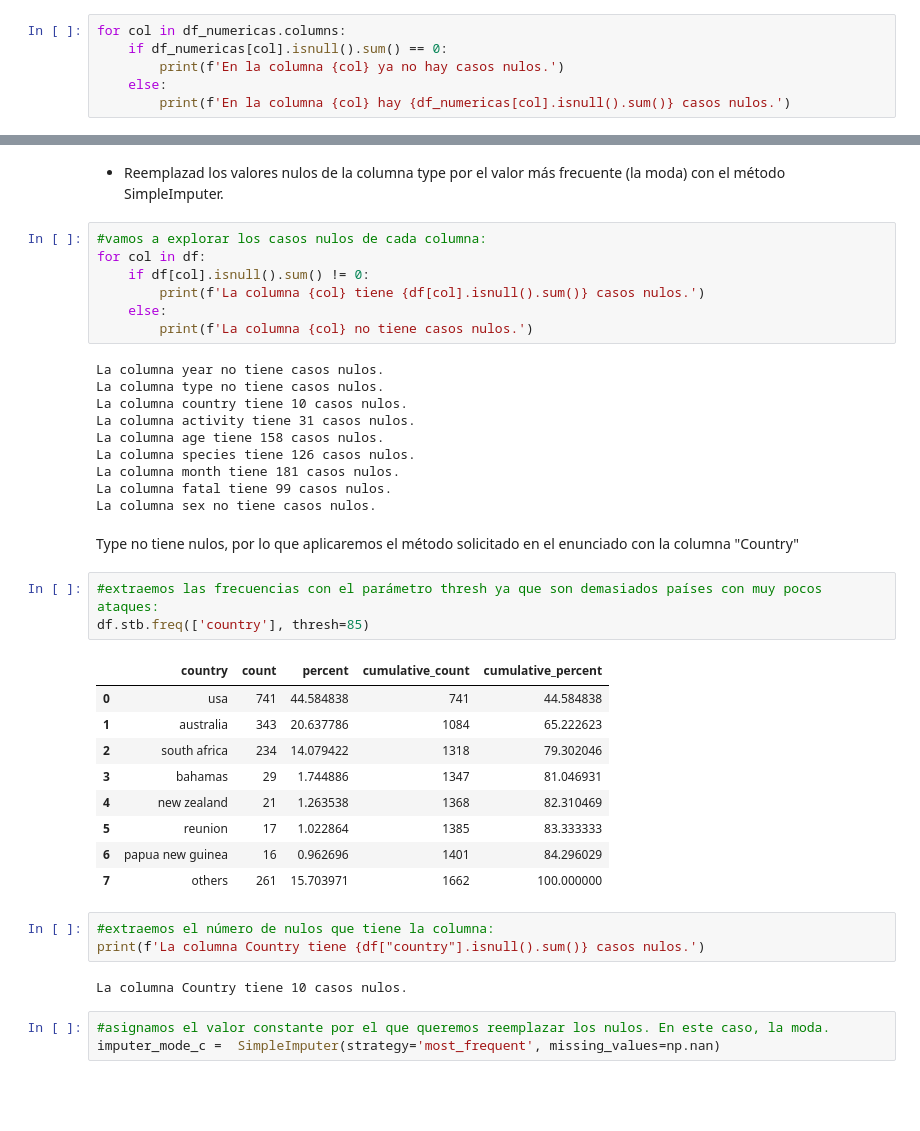
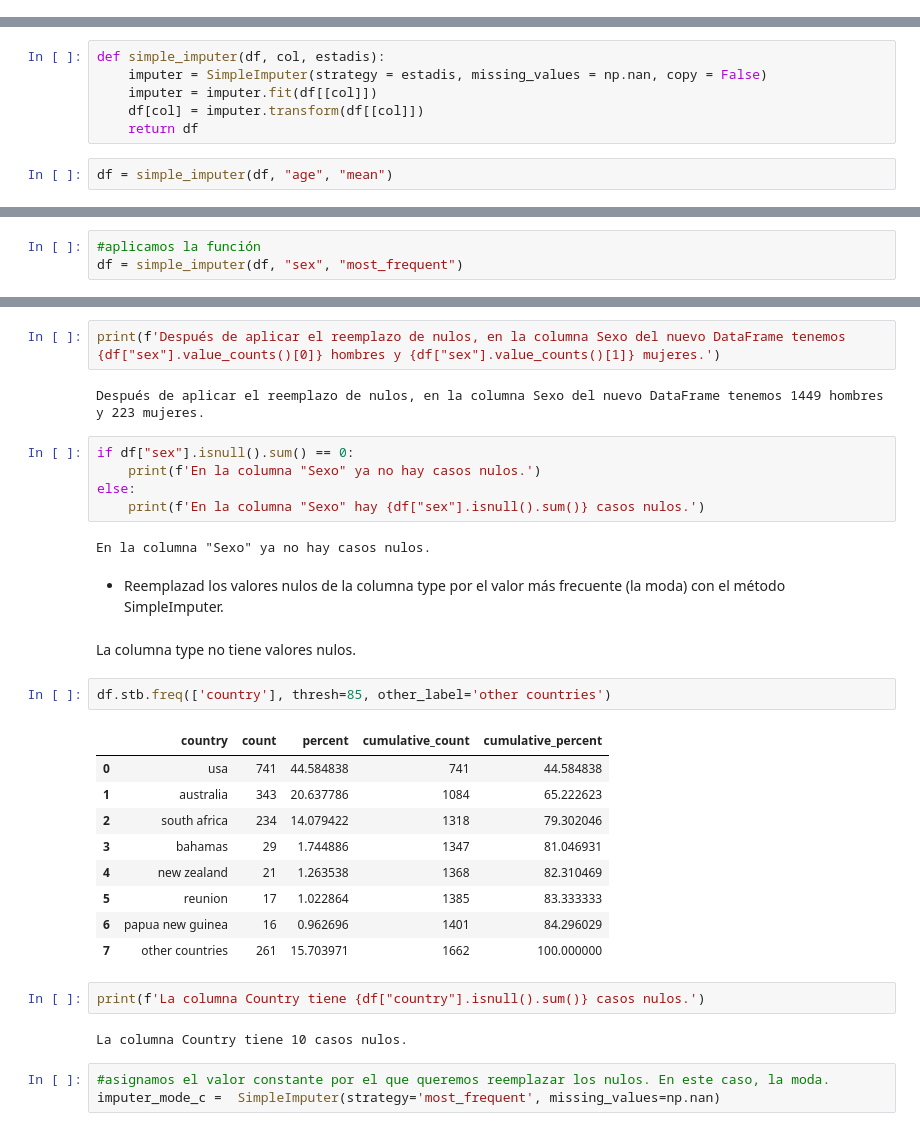
Before and after one commit to Adalab/DA-promo-c-modulo-2-sprint-2-Gadea-Laura, a Jupyter notebook: Limpieza/Limpieza-5-Sklearn.ipynb, the cells around one changed output, grey strips where cells are left out. Saved outputs shown, nothing was run; the diff lists cells and outputs as text; blank space fills up the shorter version.

```diff
--- a/Limpieza/Limpieza-5-Sklearn.ipynb
+++ b/Limpieza/Limpieza-5-Sklearn.ipynb
@@ -108,6 +0,0 @@ En la columna age tenemos los siguientes valores unicos
-# %%
-for col in df_numericas.columns:
-    if df_numericas[col].isnull().sum() == 0:
-        print(f'En la columna {col} ya no hay casos nulos.')
-    else:
-        print(f'En la columna {col} hay {df_numericas[col].isnull().sum()} casos nulos.')
@@ -188,0 +77,8 @@ En la columna "Sexo" ya no hay casos nulos.
+# %%
+def simple_imputer(df, col, estadis):
+    imputer = SimpleImputer(strategy = estadis, missing_values = np.nan, copy = False)
+    imputer = imputer.fit(df[[col]])
+    df[col] = imputer.transform(df[[col]])
+    return df
+# %%
+df = simple_imputer(df, "age", "mean")
@@ -188,0 +114,3 @@ En la columna "Sexo" ya no hay casos nulos.
+# %%
+#aplicamos la función
+df = simple_imputer(df, "sex", "most_frequent")
@@ -189,39 +131,31 @@ En la columna "Sexo" ya no hay casos nulos.
+# %%
+print(f'Después de aplicar el reemplazo de nulos, en la columna Sexo del nuevo DataFrame tenemos {df["sex"].value_counts()[0]} hombres y {df["sex"].value_counts()[1]} mujeres.')
+# %% [output]
+Después de aplicar el reemplazo de nulos, en la columna Sexo del nuevo DataFrame tenemos 1449 hombres y 223 mujeres.
+# %%
+if df["sex"].isnull().sum() == 0:
+    print(f'En la columna "Sexo" ya no hay casos nulos.')
+else:
+    print(f'En la columna "Sexo" hay {df["sex"].isnull().sum()} casos nulos.')
+# %% [output]
+En la columna "Sexo" ya no hay casos nulos.
 # %% [markdown]
 - Reemplazad los valores nulos de la columna type por el valor más frecuente (la moda) con el método SimpleImputer.
-# %%
-#vamos a explorar los casos nulos de cada columna:
-for col in df:
-    if df[col].isnull().sum() != 0:
-        print(f'La columna {col} tiene {df[col].isnull().sum()} casos nulos.')
-    else:
-        print(f'La columna {col} no tiene casos nulos.')
-# %% [output]
-La columna year no tiene casos nulos.
-La columna type no tiene casos nulos.
-La columna country tiene 10 casos nulos.
-La columna activity tiene 31 casos nulos.
-La columna age tiene 158 casos nulos.
-La columna species tiene 126 casos nulos.
-La columna month tiene 181 casos nulos.
-La columna fatal tiene 99 casos nulos.
-La columna sex no tiene casos nulos.
-# %% [markdown]
-Type no tiene nulos, por lo que aplicaremos el método solicitado en el enunciado con la columna "Country"
-# %%
-#extraemos las frecuencias con el parámetro thresh ya que son demasiados países con muy pocos ataques:
-df.stb.freq(['country'], thresh=85)
-# %% [output]
-|  | country | count | percent | cumulative_count | cumulative_percent |
-| 0 | usa | 741 | 44.584838 | 741 | 44.584838 |
-| 1 | australia | 343 | 20.637786 | 1084 | 65.222623 |
-| 2 | south africa | 234 | 14.079422 | 1318 | 79.302046 |
-| 3 | bahamas | 29 | 1.744886 | 1347 | 81.046931 |
-| 4 | new zealand | 21 | 1.263538 | 1368 | 82.310469 |
-| 5 | reunion | 17 | 1.022864 | 1385 | 83.333333 |
-| 6 | papua new guinea | 16 | 0.962696 | 1401 | 84.296029 |
-| 7 | others | 261 | 15.703971 | 1662 | 100.000000 |
+# %% [markdown]
+La columna type no tiene valores nulos.
+# %%
+df.stb.freq(['country'], thresh=85, other_label='other countries')
+# %% [output]
+|  | country | count | percent | cumulative_count | cumulative_percent |
+| 0 | usa | 741 | 44.584838 | 741 | 44.584838 |
+| 1 | australia | 343 | 20.637786 | 1084 | 65.222623 |
+| 2 | south africa | 234 | 14.079422 | 1318 | 79.302046 |
+| 3 | bahamas | 29 | 1.744886 | 1347 | 81.046931 |
+| 4 | new zealand | 21 | 1.263538 | 1368 | 82.310469 |
+| 5 | reunion | 17 | 1.022864 | 1385 | 83.333333 |
+| 6 | papua new guinea | 16 | 0.962696 | 1401 | 84.296029 |
+| 7 | other countries | 261 | 15.703971 | 1662 | 100.000000 |
 # %%
-#extraemos el número de nulos que tiene la columna:
 print(f'La columna Country tiene {df["country"].isnull().sum()} casos nulos.')
 # %% [output]
 La columna Country tiene 10 casos nulos.
```
Also changed, not shown: parts of 61 cells of this notebook.
